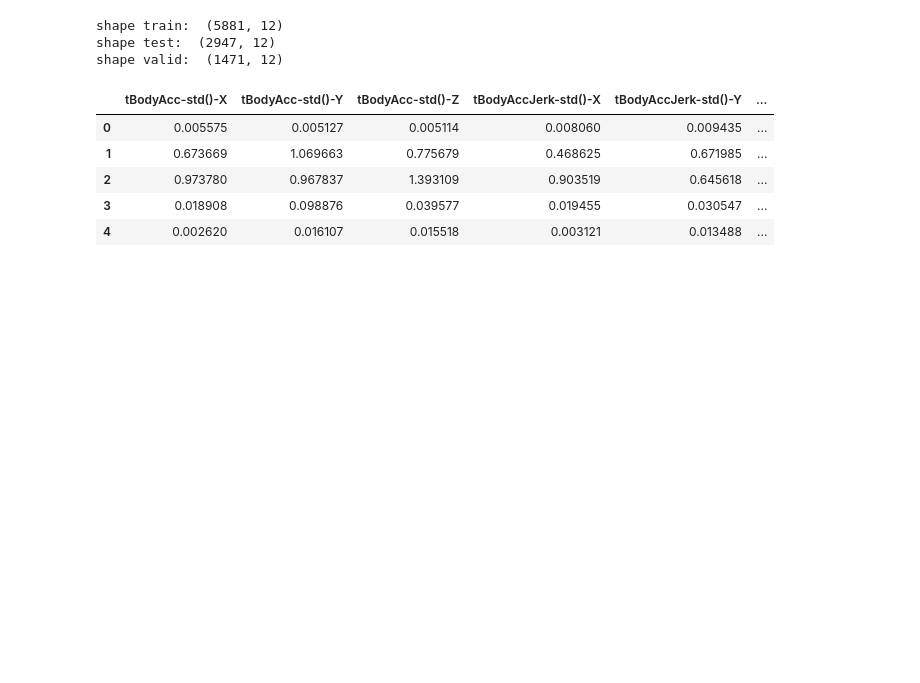
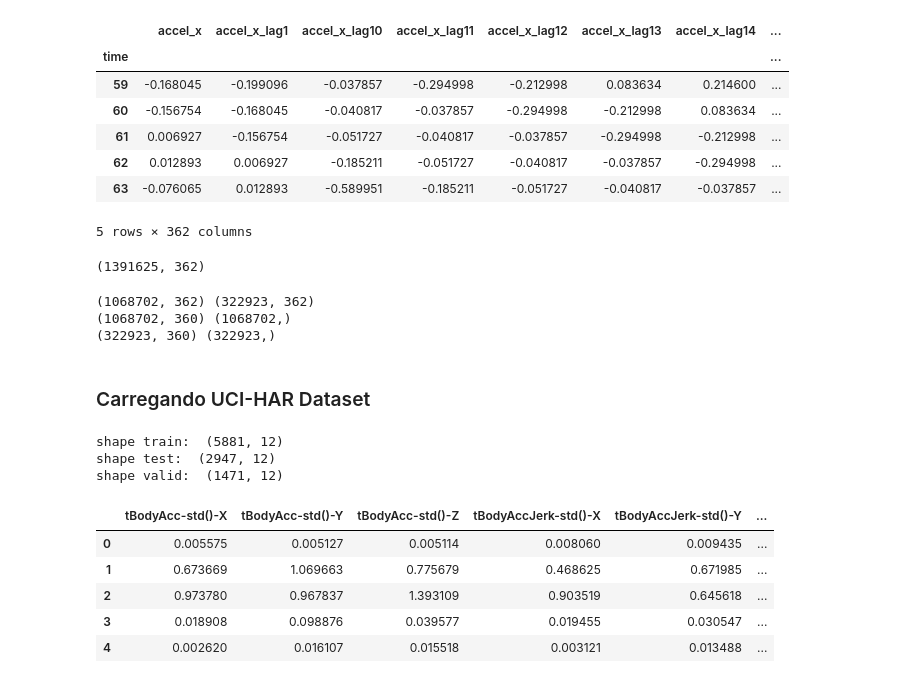
Before and after one commit to filipeas/ssl-experiments, a Jupyter notebook: vae/vae_training.ipynb, the cells around one changed output. Cells and saved outputs as stored; diff of their text form; code cells hidden in the pictures; blank space fills up the shorter version.

```diff
--- a/vae/vae_training.ipynb
+++ b/vae/vae_training.ipynb
@@ -14,0 +66,48 @@ import torch.nn.init as init
+# %%
+def create_lag_features(df, n, cols):
+    """
+
+    Parameters
+    ----------
+    n : int
+        amount of lag features
+    cols : list
+        list of columns to lag
+
+    Returns
+    -------
+    pd.DataFrame
+        a dataframe with the list of columns lagged n times
+
+    """
+
+    lag_features = n
+    lag_dfs = [df]
+
+    for col in cols:
+        for lag in range(1, lag_features + 1):
+            lagged = df[col].shift(lag)
+            lagged.name = f'{col}_lag{lag}'
+            lag_dfs.append(lagged)
+
+    lag_df = pd.concat(lag_dfs, axis=1)
+    lag_df = lag_df.drop(range(lag_features))
+    lag_df = lag_df.sort_index(axis=1)
+    return lag_df
+# %%
+colunas = ['accel_x', 'accel_y', 'accel_z', 'gyro_x', 'gyro_y', 'gyro_z']
+lag_df = create_lag_features(df, 59, colunas)
+lag_df.head()
+# %% [output]
+|  | accel_x | accel_x_lag1 | accel_x_lag10 | accel_x_lag11 | accel_x_lag12 | accel_x_lag13 | accel_x_lag14 | ... |
+| time |  |  |  |  |  |  |  | ... |
+| 59 | -0.168045 | -0.199096 | -0.037857 | -0.294998 | -0.212998 | 0.083634 | 0.214600 | ... |
+| 60 | -0.156754 | -0.168045 | -0.040817 | -0.037857 | -0.294998 | -0.212998 | 0.083634 | ... |
+| 61 | 0.006927 | -0.156754 | -0.051727 | -0.040817 | -0.037857 | -0.294998 | -0.212998 | ... |
+| 62 | 0.012893 | 0.006927 | -0.185211 | -0.051727 | -0.040817 | -0.037857 | -0.294998 | ... |
+| 63 | -0.076065 | 0.012893 | -0.589951 | -0.185211 | -0.051727 | -0.040817 | -0.037857 | ... |
+5 rows × 362 columns
+# %%
+lag_df.shape
+# %% [output]
+(1391625, 362)
@@ -15,3 +133,13 @@ import torch.nn.init as init
+# %%
+print(train_df.shape, test_df.shape)
+print(X_train.shape, y_train.shape)
+print(X_test.shape, y_test.shape)
+# %% [output]
+(1068702, 362) (322923, 362)
+(1068702, 360) (1068702,)
+(322923, 360) (322923,)
+# %% [markdown]
+### Carregando UCI-HAR Dataset
 # %%
 train_original = pd.read_csv('dataset/hars/train.csv')
 df_test = pd.read_csv('dataset/hars/test.csv') # dataframe de teste
```
Also changed, not shown: parts of 12 cells of this notebook, 3 other files.
